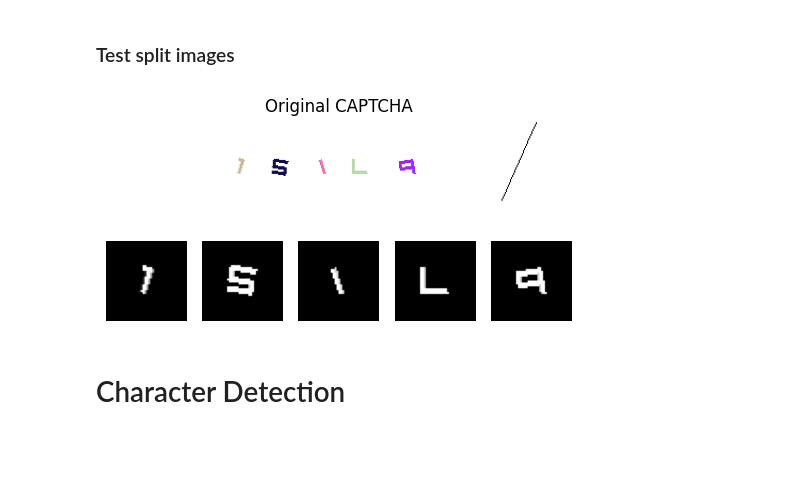
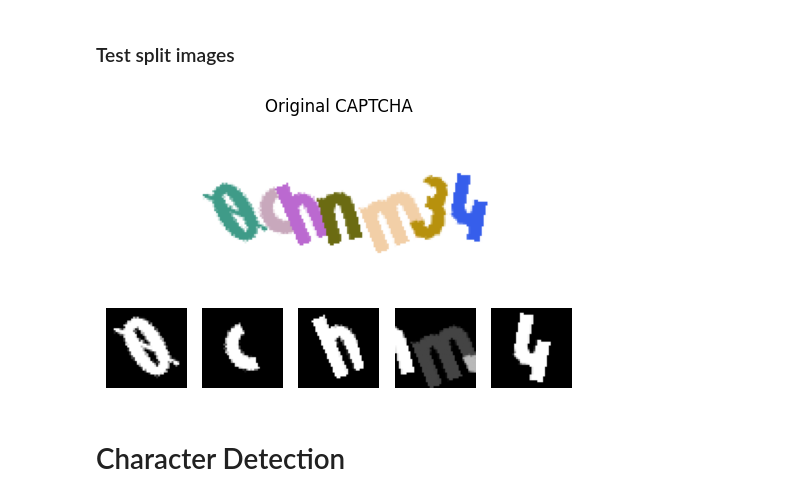
Before and after one commit to ItsMeNengYi/CS4243-mini-project, a Jupyter notebook: full_captcha_prediction.ipynb, the cells around one changed output. Saved outputs shown, nothing was run; the diff lists cells and outputs as text; code cells hidden in the pictures; blank space fills up the shorter version.

```diff
--- a/full_captcha_prediction.ipynb
+++ b/full_captcha_prediction.ipynb
@@ -181,27 +181,27 @@ def split_into_char_images(img):
 # %% [markdown]
 ### Test split images
 # %%
-idx = 100
-test_captcha = cv2.imread(os.path.join(source_folder, captcha_files[idx]))
-test_captcha_filename = captcha_files[idx]
+test_captcha_idx = 18
+test_captcha = cv2.imread(os.path.join(source_folder, captcha_files[test_captcha_idx]))
+test_captcha_filename = captcha_files[test_captcha_idx]
 test_char_images = split_into_char_images(test_captcha)
 
 # Display char images side by side
 plt.figure(figsize=(6, 3))
 plt.imshow(cv2.cvtColor(test_captcha, cv2.COLOR_BGR2RGB))  # Convert BGR → RGB
 plt.title("Original CAPTCHA")
 plt.axis('off')
 plt.show()
 
 plt.figure(figsize=(6, 3))
 for i, char_img in enumerate(test_char_images):
     plt.subplot(1, len(test_char_images), i + 1)
     plt.imshow(char_img, cmap='gray')
     plt.axis('off')
 plt.show()
 # %% [output]
-[figure, old version]
+[figure, new version]
-[figure, old version]
+[figure, new version]
 # %% [markdown]
 # Character Detection
 # %%
```
Also changed, not shown: parts of 4 cells of this notebook, 2 other files.
